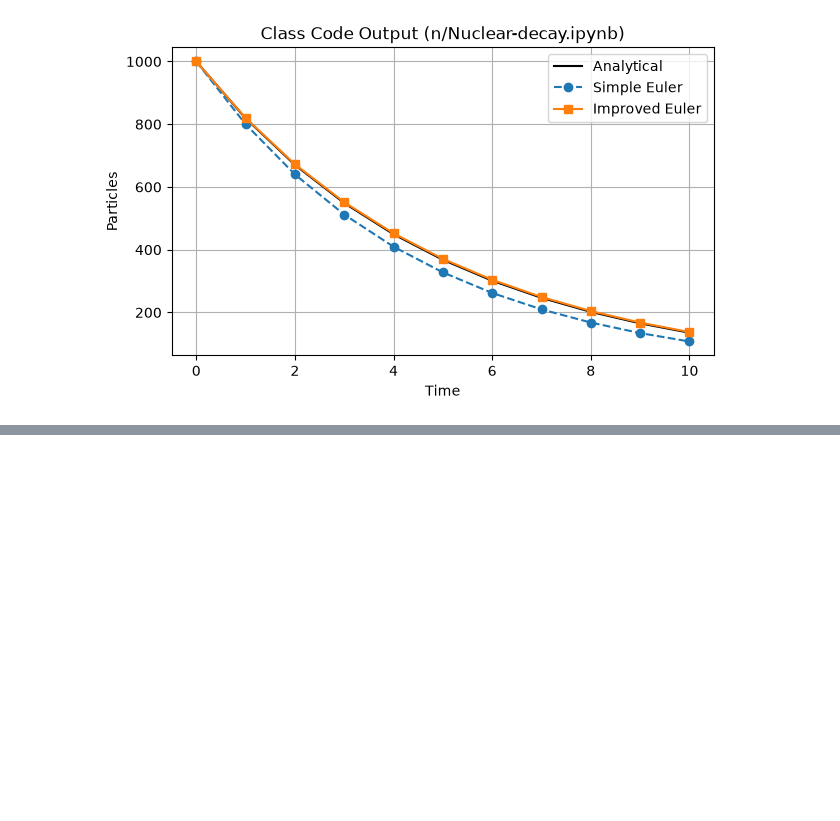
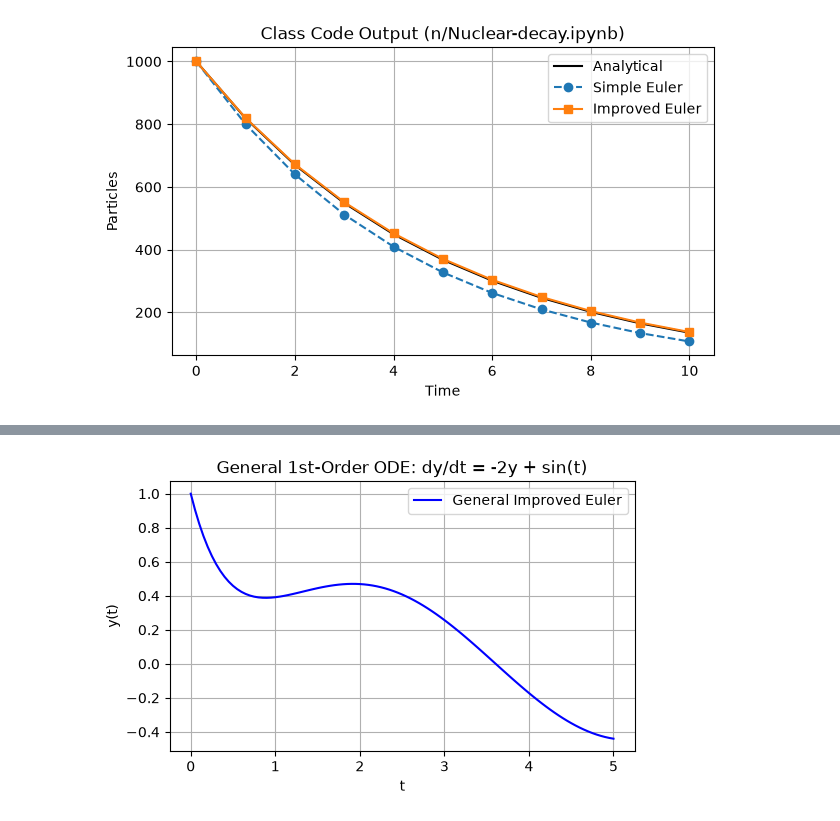
Before and after one commit to Nandu45321/Numerical-Methods-PHY324, a Jupyter notebook: Notes/Linear Ordinary Differential Equations/01_First_Order_ODEs_and_Euler_Methods.ipynb, the cells around one changed output, grey strips where cells are left out. Saved outputs shown, nothing was run; the diff lists cells and outputs as text; code cells hidden in the pictures; blank space fills up the shorter version.

```diff
--- a/Notes/Linear Ordinary Differential Equations/01_First_Order_ODEs_and_Euler_Methods.ipynb
+++ b/Notes/Linear Ordinary Differential Equations/01_First_Order_ODEs_and_Euler_Methods.ipynb
@@ -114,0 +121,20 @@ plt.show()
+# %%
+# General Improved Euler example: dy/dt = -2*y + sin(t), y(0) = 1
+def f_general(t_val, y_val):
+    return -2.0 * y_val + np.sin(t_val)
+
+dt_g = 0.05
+t_g = np.arange(0, 5 + dt_g, dt_g)
+y_g = np.zeros(len(t_g))
+y_g[0] = 1.0
+
+for i in range(len(t_g) - 1):
+    y_p = y_g[i] + dt_g * f_general(t_g[i], y_g[i])
+    y_g[i + 1] = y_g[i] + 0.5 * dt_g * (f_general(t_g[i], y_g[i]) + f_general(t_g[i] + dt_g, y_p))
+
+plt.figure(figsize=(6, 3.5))
+plt.plot(t_g, y_g, 'b-', label='General Improved Euler')
+plt.xlabel('t'); plt.ylabel('y(t)'); plt.title('General 1st-Order ODE: dy/dt = -2y + sin(t)')
+plt.legend(); plt.grid(True); plt.show()
+# %% [output]
+[figure, added]
```
Also changed, not shown: parts of 1 cell of this notebook, 5 other files.
